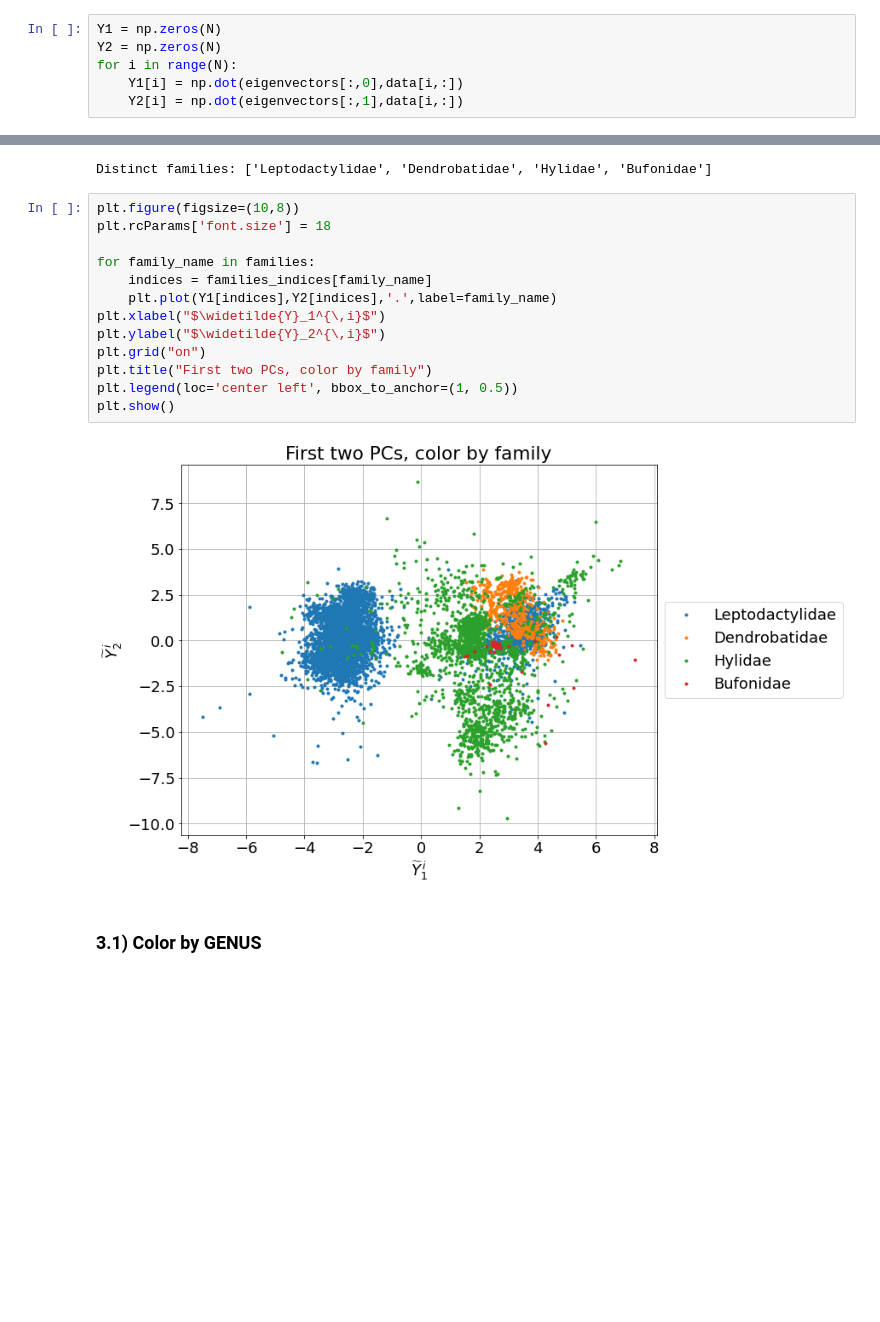
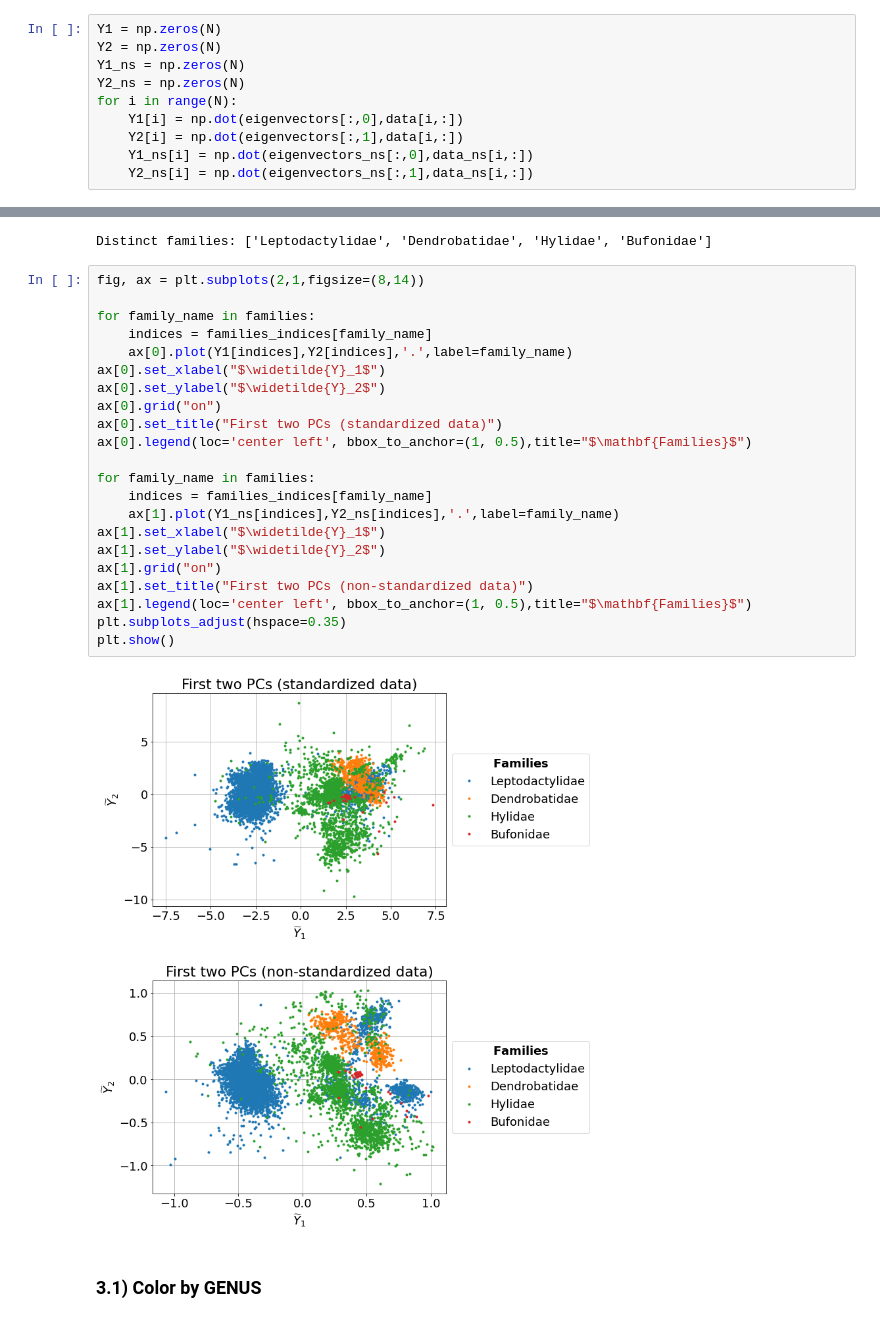
Before and after one commit to vdeltatto/unsupervised-learning, a Jupyter notebook: First_exercise/First_exercise.ipynb, the cells around one changed output, grey strips where cells are left out. Drawn from its saved outputs; the diff is of its cells as text; blank space fills up the shorter version.

```diff
--- a/First_exercise/First_exercise.ipynb
+++ b/First_exercise/First_exercise.ipynb
@@ -138,9 +170,13 @@ Then we compute the first two PCs of the data:
 # %%
 Y1 = np.zeros(N)
 Y2 = np.zeros(N)
+Y1_ns = np.zeros(N)
+Y2_ns = np.zeros(N)
 for i in range(N):
     Y1[i] = np.dot(eigenvectors[:,0],data[i,:])
     Y2[i] = np.dot(eigenvectors[:,1],data[i,:])
+    Y1_ns[i] = np.dot(eigenvectors_ns[:,0],data_ns[i,:])
+    Y2_ns[i] = np.dot(eigenvectors_ns[:,1],data_ns[i,:])
 # %% [markdown]
 Plot of the first two PCs:
 # %%
@@ -157,21 +193,30 @@ for i in np.arange(N):
 print("Distinct families: " + str(families))
 # %% [output]
 Distinct families: ['Leptodactylidae', 'Dendrobatidae', 'Hylidae', 'Bufonidae']
-# %%
-plt.figure(figsize=(10,8))
-plt.rcParams['font.size'] = 18
-
-for family_name in families:
-    indices = families_indices[family_name]
-    plt.plot(Y1[indices],Y2[indices],'.',label=family_name)
-plt.xlabel("$\widetilde{Y}_1^{\,i}$")
-plt.ylabel("$\widetilde{Y}_2^{\,i}$")
-plt.grid("on")
-plt.title("First two PCs, color by family")
-plt.legend(loc='center left', bbox_to_anchor=(1, 0.5))
-plt.show()
-# %% [output]
-[figure, removed]
+# %%
+fig, ax = plt.subplots(2,1,figsize=(8,14))
+
+for family_name in families:
+    indices = families_indices[family_name]
+    ax[0].plot(Y1[indices],Y2[indices],'.',label=family_name)
+ax[0].set_xlabel("$\widetilde{Y}_1$")
+ax[0].set_ylabel("$\widetilde{Y}_2$")
+ax[0].grid("on")
+ax[0].set_title("First two PCs (standardized data)")
+ax[0].legend(loc='center left', bbox_to_anchor=(1, 0.5),title="$\mathbf{Families}$")
+
+for family_name in families:
+    indices = families_indices[family_name]
+    ax[1].plot(Y1_ns[indices],Y2_ns[indices],'.',label=family_name)
+ax[1].set_xlabel("$\widetilde{Y}_1$")
+ax[1].set_ylabel("$\widetilde{Y}_2$")
+ax[1].grid("on")
+ax[1].set_title("First two PCs (non-standardized data)")
+ax[1].legend(loc='center left', bbox_to_anchor=(1, 0.5),title="$\mathbf{Families}$")
+plt.subplots_adjust(hspace=0.35)
+plt.show()
+# %% [output]
+[figure, added]
 # %% [markdown]
 ### 3.1) Color by GENUS
 # %%
```
Also changed, not shown: parts of 11 cells of this notebook.
